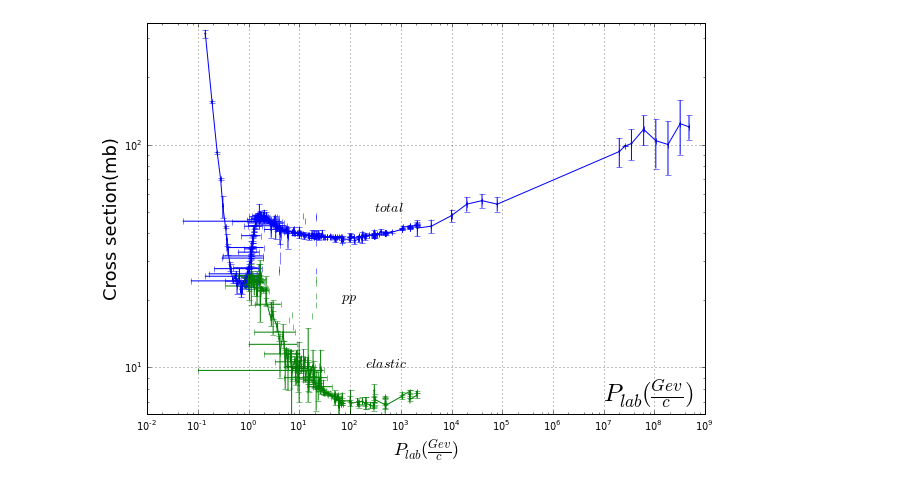
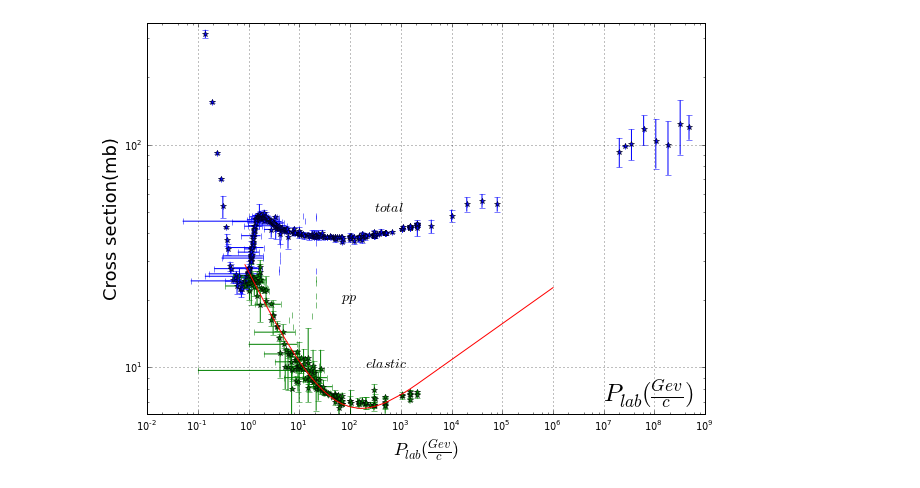
Before and after one commit to mmille60/PHYS202-SP2013, a Jupyter notebook: Project/plotting for ptoject.ipynb, the cells around one changed output. Cells and saved outputs as stored; diff of their text form; code cells hidden in the pictures.

```diff
--- a/Project/plotting for ptoject.ipynb
+++ b/Project/plotting for ptoject.ipynb
@@ -34,27 +34,31 @@ from scipy.interpolate import interp1d
 # %%
 figure(figsize=(10,7))
 ax = gca()
 scatter(plab,sig,s=.8)
 scatter(plab_elas,sig_elas,color="green",s=.8)
 ax.set_xscale('log')
 ax.set_yscale('log')
 #loglog(plab,sig)
 #loglog(plab_elas,sig_elas)
 ax.scatter
 ylim(0,350)
 ylabel("Cross section(mb)",fontsize=18)
 xlabel(r"$P_{lab}(\frac{Gev}{c})$",fontsize=18)
-errorbar(plab,sig,xerr=plaberr,yerr=sigerr)
-errorbar(plab_elas,sig_elas,xerr=elaplaberr,yerr=elasigerr)
+errorbar(plab,sig,xerr=plaberr,yerr=sigerr,fmt="b*")
+errorbar(plab_elas,sig_elas,xerr=elaplaberr,yerr=elasigerr,fmt="g*")
 ax.annotate("$total$",xy=(300,50),fontsize=14)
 ax.annotate("$pp$",xy=(70,20),fontsize=14)
 ax.annotate("$elastic$",xy=(200,10),fontsize=14)
 ax.annotate(r"$P_{lab}(\frac{Gev}{c})$",xy=(10**7,7),fontsize=25)
+#loglog(plab_elas,func(plab_elas,popt[0],popt[1],popt[2],popt[3],popt[4],popt[5]))
+#loglog(s,func(s,popt[0],popt[1],popt[2],popt[3],popt[4],popt[5]))
+loglog(xex,func(xex,popt[0],popt[1],popt[2],popt[3],popt[4],popt[5]),'r')
+#loglog(plab,funcplab(plab,poptplab[0],poptplab[1],poptplab[2],poptplab[3]))
 grid(True)
 
 show()
 # %% [output]
-[figure, old version]
+[figure, new version]
 # %%
 from scipy.optimize import curve_fit
 def func(x, a, b, c):
```
Also changed, not shown: parts of 4 cells of this notebook, 5 other files.
